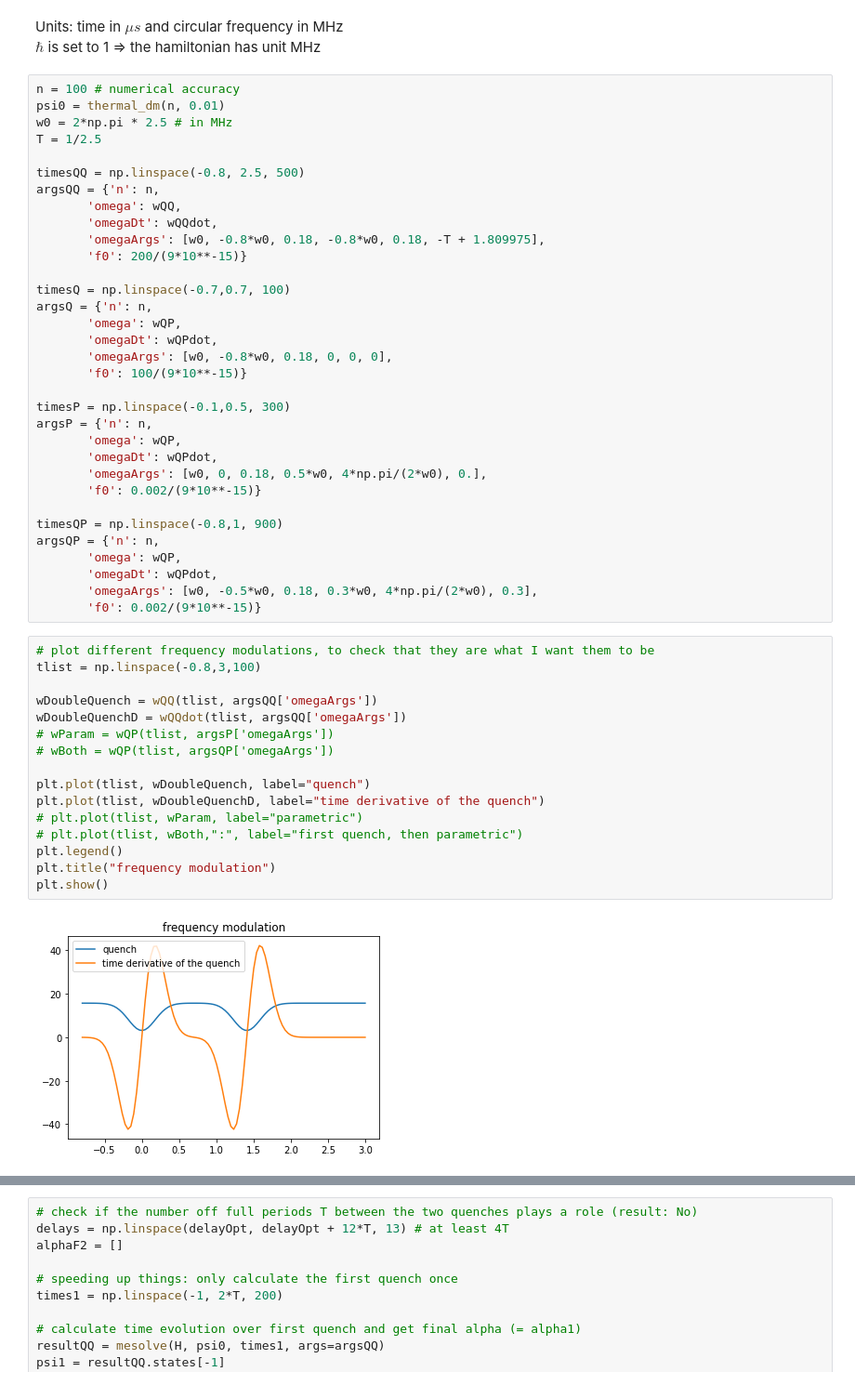
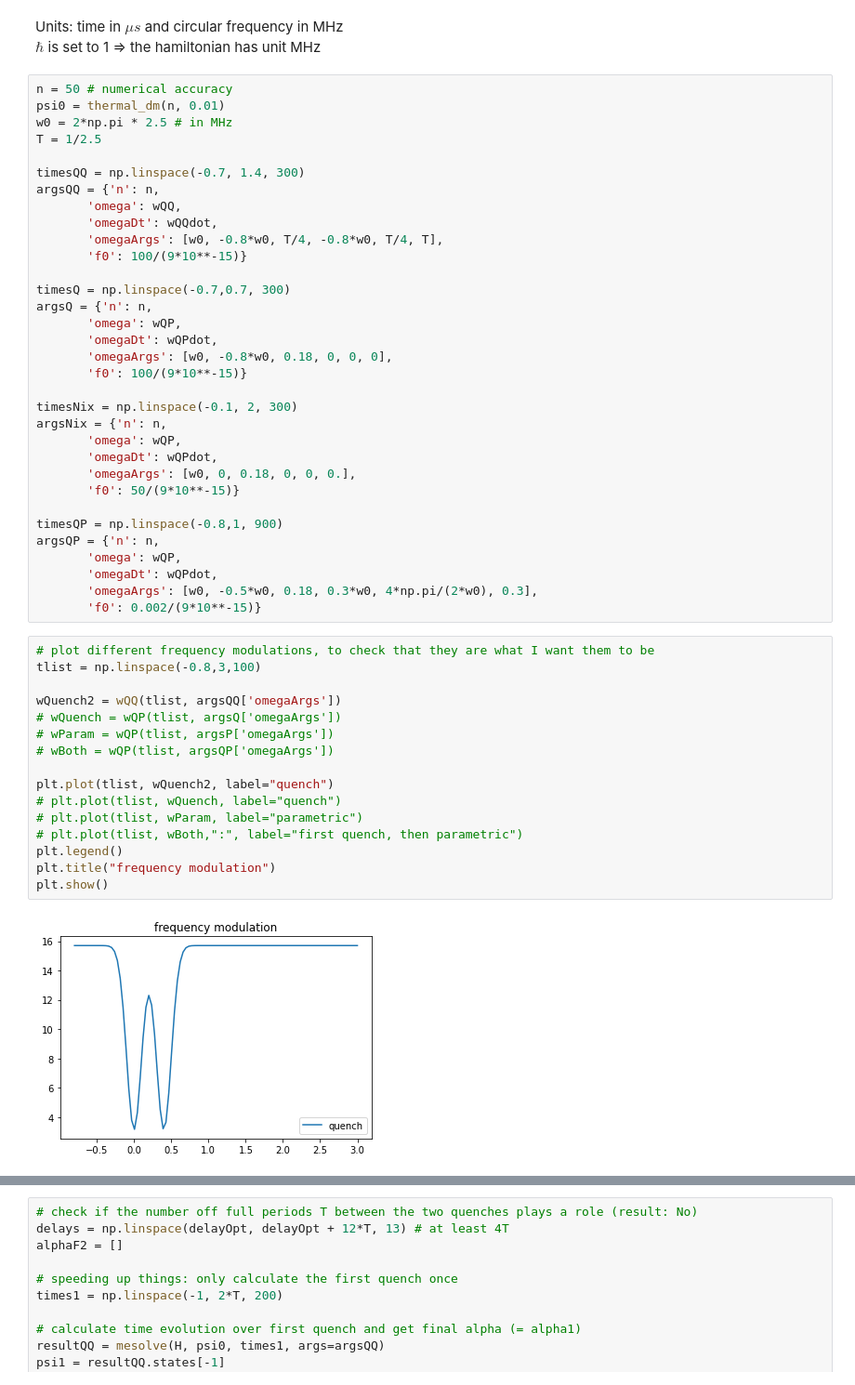
Before and after one commit to R-Thomm/Robin-Master, a Jupyter notebook: squeezed.ipynb, the cells around one changed output, grey strips where cells are left out. Shown: that part at 93% size. Cells and saved outputs as stored; diff of their text form.

Commit message:
extra file for double pulse, better commenting, investigation of dynamic of alpha, xi between pulses

```diff
--- a/squeezed.ipynb
+++ b/squeezed.ipynb
@@ -10,31 +10,31 @@ from functionsSqueeze import wQP, wQQ, wQPdot, wQQdot, H, getParams, plotResults
 Units: time in $\mu s$ and circular frequency in MHz<br/>
     $\hbar$ is set to 1 => the hamiltonian has unit MHz
 # %%
-n = 100 # numerical accuracy
+n = 50 # numerical accuracy
 psi0 = thermal_dm(n, 0.01)
 w0 = 2*np.pi * 2.5 # in MHz
 T = 1/2.5
 
-timesQQ = np.linspace(-0.8, 2.5, 500)
+timesQQ = np.linspace(-0.7, 1.4, 300)
 argsQQ = {'n': n,
        'omega': wQQ,
        'omegaDt': wQQdot,
-       'omegaArgs': [w0, -0.8*w0, 0.18, -0.8*w0, 0.18, -T + 1.809975],
-       'f0': 200/(9*10**-15)}
+       'omegaArgs': [w0, -0.8*w0, T/4, -0.8*w0, T/4, T],
+       'f0': 100/(9*10**-15)}
 
-timesQ = np.linspace(-0.7,0.7, 100)
+timesQ = np.linspace(-0.7,0.7, 300)
 argsQ = {'n': n,
        'omega': wQP,
        'omegaDt': wQPdot,
        'omegaArgs': [w0, -0.8*w0, 0.18, 0, 0, 0],
        'f0': 100/(9*10**-15)}
 
-timesP = np.linspace(-0.1,0.5, 300)
-argsP = {'n': n,
+timesNix = np.linspace(-0.1, 2, 300)
+argsNix = {'n': n,
        'omega': wQP,
        'omegaDt': wQPdot,
-       'omegaArgs': [w0, 0, 0.18, 0.5*w0, 4*np.pi/(2*w0), 0.],
-       'f0': 0.002/(9*10**-15)}
+       'omegaArgs': [w0, 0, 0.18, 0, 0, 0.],
+       'f0': 50/(9*10**-15)}
 
 timesQP = np.linspace(-0.8,1, 900)
 argsQP = {'n': n,
@@ -45,18 +45,18 @@ argsQP = {'n': n,
 # %%
 # plot different frequency modulations, to check that they are what I want them to be
 tlist = np.linspace(-0.8,3,100)
 
-wDoubleQuench = wQQ(tlist, argsQQ['omegaArgs'])
-wDoubleQuenchD = wQQdot(tlist, argsQQ['omegaArgs'])
+wQuench2 = wQQ(tlist, argsQQ['omegaArgs'])
+# wQuench = wQP(tlist, argsQ['omegaArgs'])
 # wParam = wQP(tlist, argsP['omegaArgs'])
 # wBoth = wQP(tlist, argsQP['omegaArgs'])
 
-plt.plot(tlist, wDoubleQuench, label="quench")
-plt.plot(tlist, wDoubleQuenchD, label="time derivative of the quench")
+plt.plot(tlist, wQuench2, label="quench")
+# plt.plot(tlist, wQuench, label="quench")
 # plt.plot(tlist, wParam, label="parametric")
 # plt.plot(tlist, wBoth,":", label="first quench, then parametric")
 plt.legend()
 plt.title("frequency modulation")
 plt.show()
 # %% [output]
-[figure, old version]
+[figure, new version]
```
Also changed, not shown: parts of 15 cells of this notebook, 1 other file.
